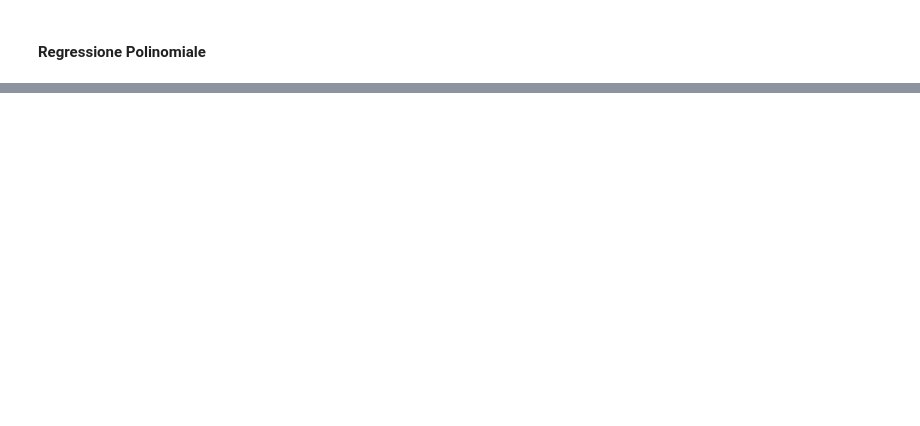
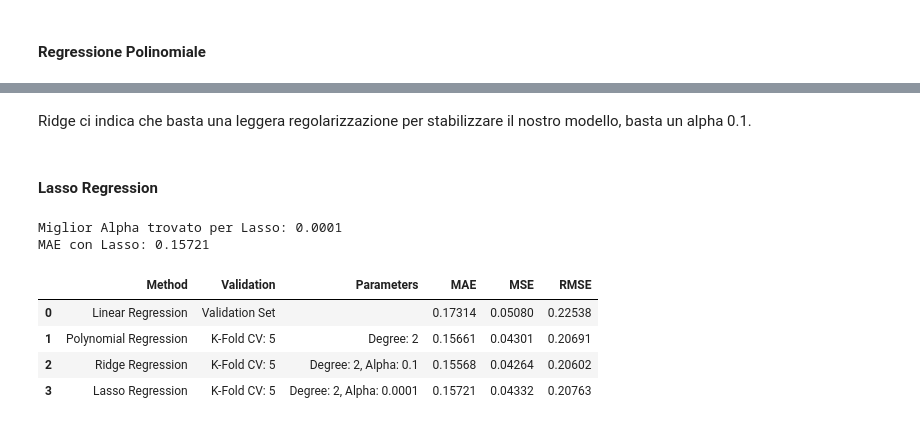
Before and after one commit to fragreco04/progetto-fad-2526, a Jupyter notebook: notebooks/drafts/part-2-3/ciccio_bella_copia.ipynb, the cells around one changed output, grey strips where cells are left out. Drawn from its saved outputs; the diff is of its cells as text; code cells hidden in the pictures; blank space fills up the shorter version.

```diff
--- a/notebooks/drafts/part-2-3/ciccio_bella_copia.ipynb
+++ b/notebooks/drafts/part-2-3/ciccio_bella_copia.ipynb
@@ -507,0 +603,66 @@ Ovviamente più aumentiamo il grado e più la curva riesce a fittare meglio i da
+# %% [markdown]
+Ridge ci indica che basta una leggera regolarizzazione per stabilizzare il nostro modello, basta un alpha  0.1.
+# %% [markdown]
+#### Lasso Regression
+# %%
+from sklearn.linear_model import Lasso
+
+# 1. Setup della Pipeline per Lasso
+# Usiamo max_iter=10000 per assicurarci che l'algoritmo arrivi a convergenza
+lasso_regressor = Pipeline([
+    ('polynomial_expansion', PolynomialFeatures()),
+    ('lasso_regression', Lasso(max_iter=10000))
+])
+
+# Parametri per Lasso: cerchiamo in un range più piccolo e granulare
+lasso_param_grid = {
+    'polynomial_expansion__degree': [best_degree_poly],
+    'lasso_regression__alpha': [0.0001, 0.0005, 0.001, 0.005, 0.01, 0.05, 0.1]
+}
+
+# 2. Setup della GridSearchCV per Lasso
+gs_lasso = GridSearchCV(
+    lasso_regressor,
+    param_grid=lasso_param_grid,
+    scoring=metrics,
+    cv=5,
+    refit='MSE'
+)
+
+# 3. Fit sul set di sviluppo
+gs_lasso.fit(X_trainval, y_trainval)
+
+# 4. Estrazione dei risultati migliori
+best_alpha_lasso = gs_lasso.best_params_['lasso_regression__alpha']
+best_index_lasso = gs_lasso.best_index_
+results_lasso_df = pd.DataFrame(gs_lasso.cv_results_)
+
+best_mae_lasso = results_lasso_df.loc[best_index_lasso, 'mean_test_MAE'] * -1
+best_mse_lasso = results_lasso_df.loc[best_index_lasso, 'mean_test_MSE'] * -1
+best_rmse_lasso = results_lasso_df.loc[best_index_lasso, 'mean_test_RMSE'] * -1
+
+print(f"Miglior Alpha trovato per Lasso: {best_alpha_lasso}")
+print(f"MAE con Lasso: {best_mae_lasso:.5f}")
+
+# 5. AGGIORNAMENTO DELLA TABELLA (Senza rimuovere i vecchi dati)
+new_row_lasso = pd.DataFrame({
+    'Method': ['Lasso Regression'],
+    'Validation': ['K-Fold CV: 5'],
+    'Parameters': [f'Degree: {best_degree}, Alpha: {best_alpha_lasso}'],
+    'MAE': [best_mae_lasso],
+    'MSE': [best_mse_lasso],
+    'RMSE': [best_rmse_lasso]
+})
+
+auto_usate_result = pd.concat([auto_usate_result, new_row_lasso], ignore_index=True)
+
+# Visualizziamo il confronto finale
+auto_usate_result.round(5)
+# %% [output]
+Miglior Alpha trovato per Lasso: 0.0001
+MAE con Lasso: 0.15721
+|  | Method | Validation | Parameters | MAE | MSE | RMSE |
+| 0 | Linear Regression | Validation Set |  | 0.17314 | 0.05080 | 0.22538 |
+| 1 | Polynomial Regression | K-Fold CV: 5 | Degree: 2 | 0.15661 | 0.04301 | 0.20691 |
+| 2 | Ridge Regression | K-Fold CV: 5 | Degree: 2, Alpha: 0.1 | 0.15568 | 0.04264 | 0.20602 |
+| 3 | Lasso Regression | K-Fold CV: 5 | Degree: 2, Alpha: 0.0001 | 0.15721 | 0.04332 | 0.20763 |
```
Also changed, not shown: parts of 34 cells of this notebook, 3 other files.
